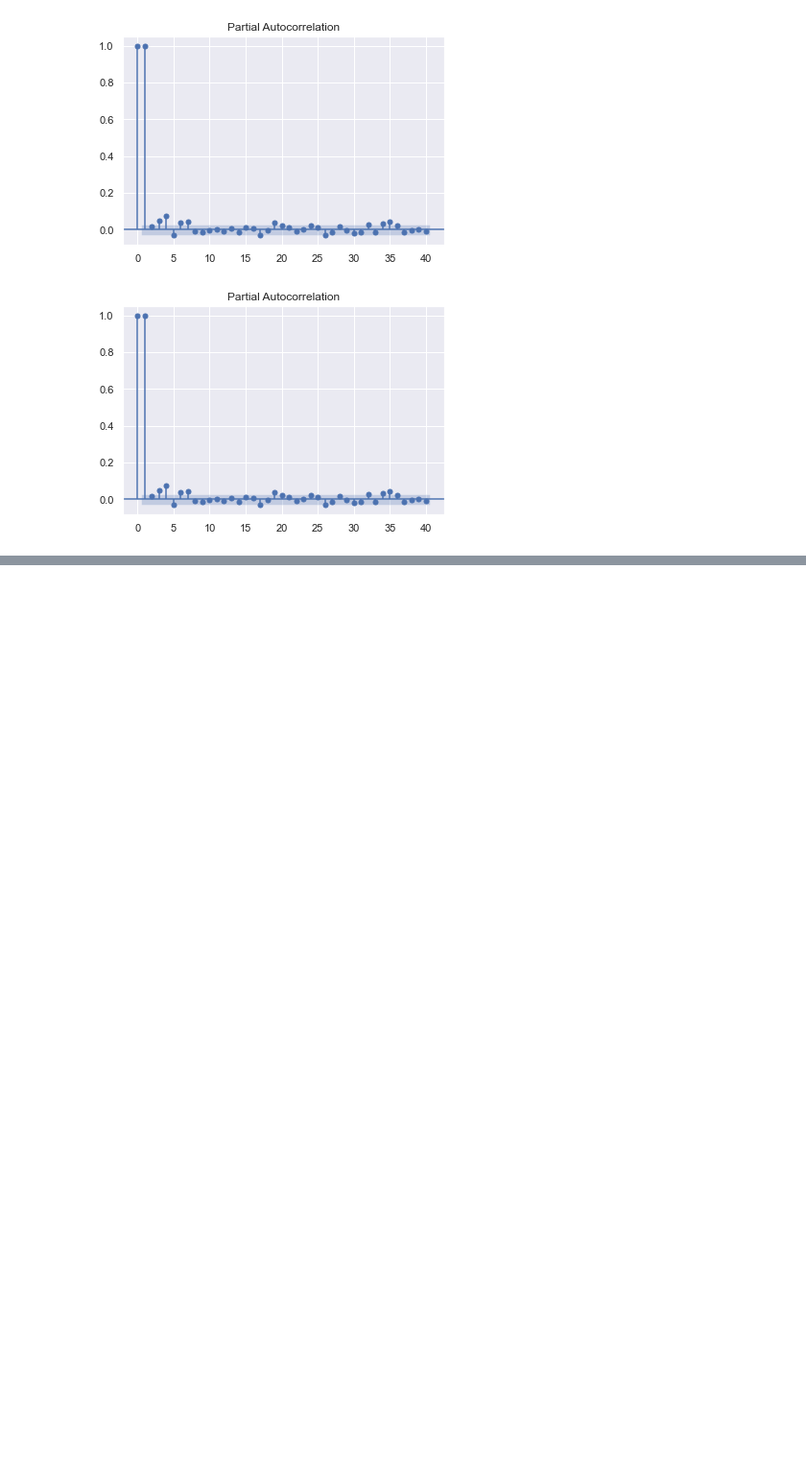
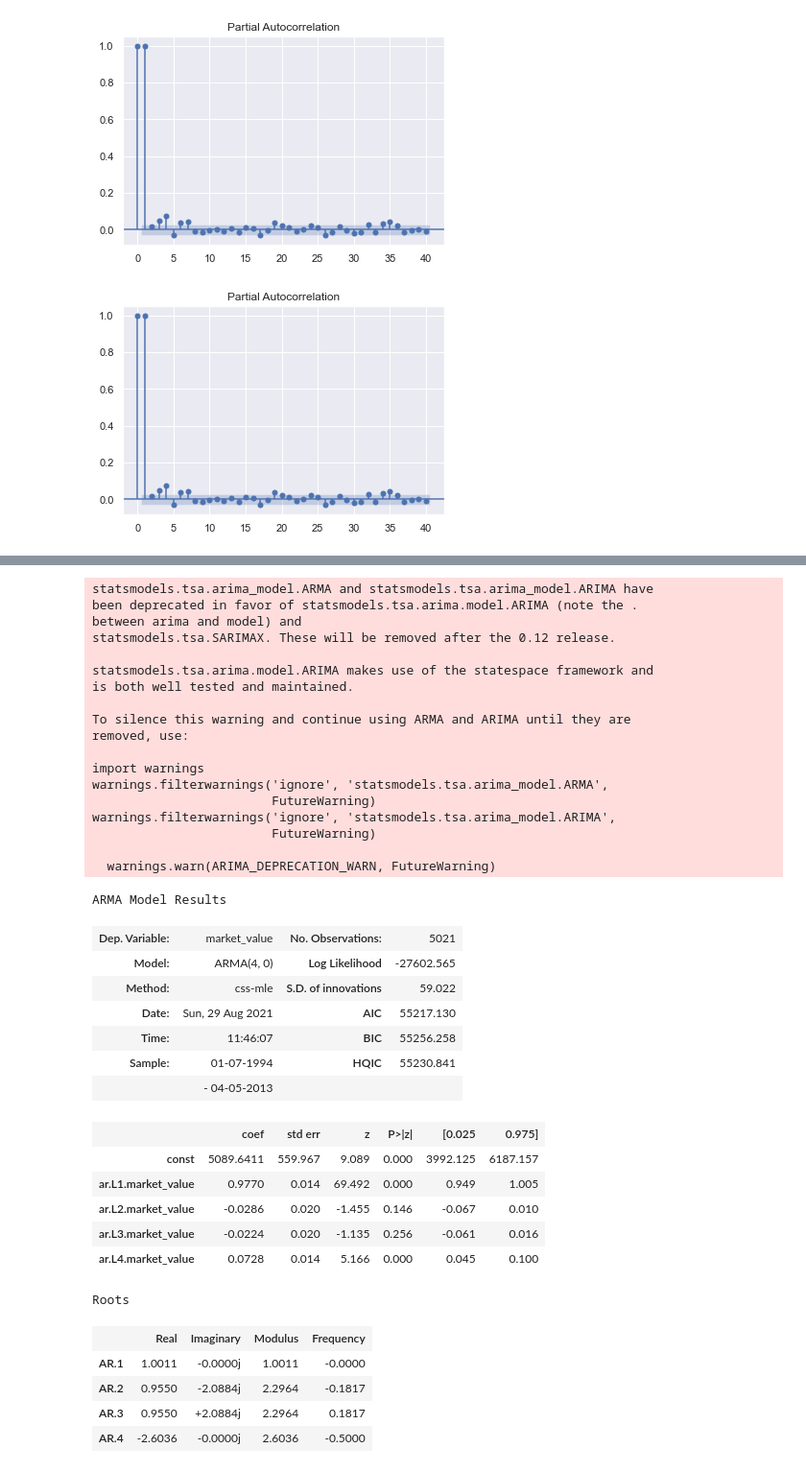
Before and after one commit to mark-2002/Time-Series-Analysis-with-Python, a Jupyter notebook: Auto Regressive Model.ipynb, the cells around one changed output, grey strips where cells are left out. Shown at 96% size. Cells and saved outputs as stored; diff of their text form; code cells hidden in the pictures; blank space fills up the shorter version.

```diff
--- a/Auto Regressive Model.ipynb
+++ b/Auto Regressive Model.ipynb
@@ -48,0 +165,43 @@ NameError: name 'model_ar' is not defined
+# %%
+model_ar4 = ARMA(df.market_value, order = (4,0))
+results_ar4 = model_ar4.fit()
+results_ar4.summary()
+# %% [output]
+statsmodels.tsa.arima_model.ARMA and statsmodels.tsa.arima_model.ARIMA have
+been deprecated in favor of statsmodels.tsa.arima.model.ARIMA (note the .
+between arima and model) and
+statsmodels.tsa.SARIMAX. These will be removed after the 0.12 release.
+
+statsmodels.tsa.arima.model.ARIMA makes use of the statespace framework and
+is both well tested and maintained.
+
+To silence this warning and continue using ARMA and ARIMA until they are
+removed, use:
+
+import warnings
+warnings.filterwarnings('ignore', 'statsmodels.tsa.arima_model.ARMA',
+                        FutureWarning)
+warnings.filterwarnings('ignore', 'statsmodels.tsa.arima_model.ARIMA',
+                        FutureWarning)
+
+  warnings.warn(ARIMA_DEPRECATION_WARN, FutureWarning)
+ARMA Model Results
+| Dep. Variable: | market_value | No. Observations: | 5021 |
+| Model: | ARMA(4, 0) | Log Likelihood | -27602.565 |
+| Method: | css-mle | S.D. of innovations | 59.022 |
+| Date: | Sun, 29 Aug 2021 | AIC | 55217.130 |
+| Time: | 11:46:07 | BIC | 55256.258 |
+| Sample: | 01-07-1994 | HQIC | 55230.841 |
+|  | - 04-05-2013 |  |  |
+|  | coef | std err | z | P>|z| | [0.025 | 0.975] |
+| const | 5089.6411 | 559.967 | 9.089 | 0.000 | 3992.125 | 6187.157 |
+| ar.L1.market_value | 0.9770 | 0.014 | 69.492 | 0.000 | 0.949 | 1.005 |
+| ar.L2.market_value | -0.0286 | 0.020 | -1.455 | 0.146 | -0.067 | 0.010 |
+| ar.L3.market_value | -0.0224 | 0.020 | -1.135 | 0.256 | -0.061 | 0.016 |
+| ar.L4.market_value | 0.0728 | 0.014 | 5.166 | 0.000 | 0.045 | 0.100 |
+Roots
+|  | Real | Imaginary | Modulus | Frequency |
+| AR.1 | 1.0011 | -0.0000j | 1.0011 | -0.0000 |
+| AR.2 | 0.9550 | -2.0884j | 2.2964 | -0.1817 |
+| AR.3 | 0.9550 | +2.0884j | 2.2964 | 0.1817 |
+| AR.4 | -2.6036 | -0.0000j | 2.6036 | -0.5000 |
```
Also changed, not shown: parts of 9 cells of this notebook.
